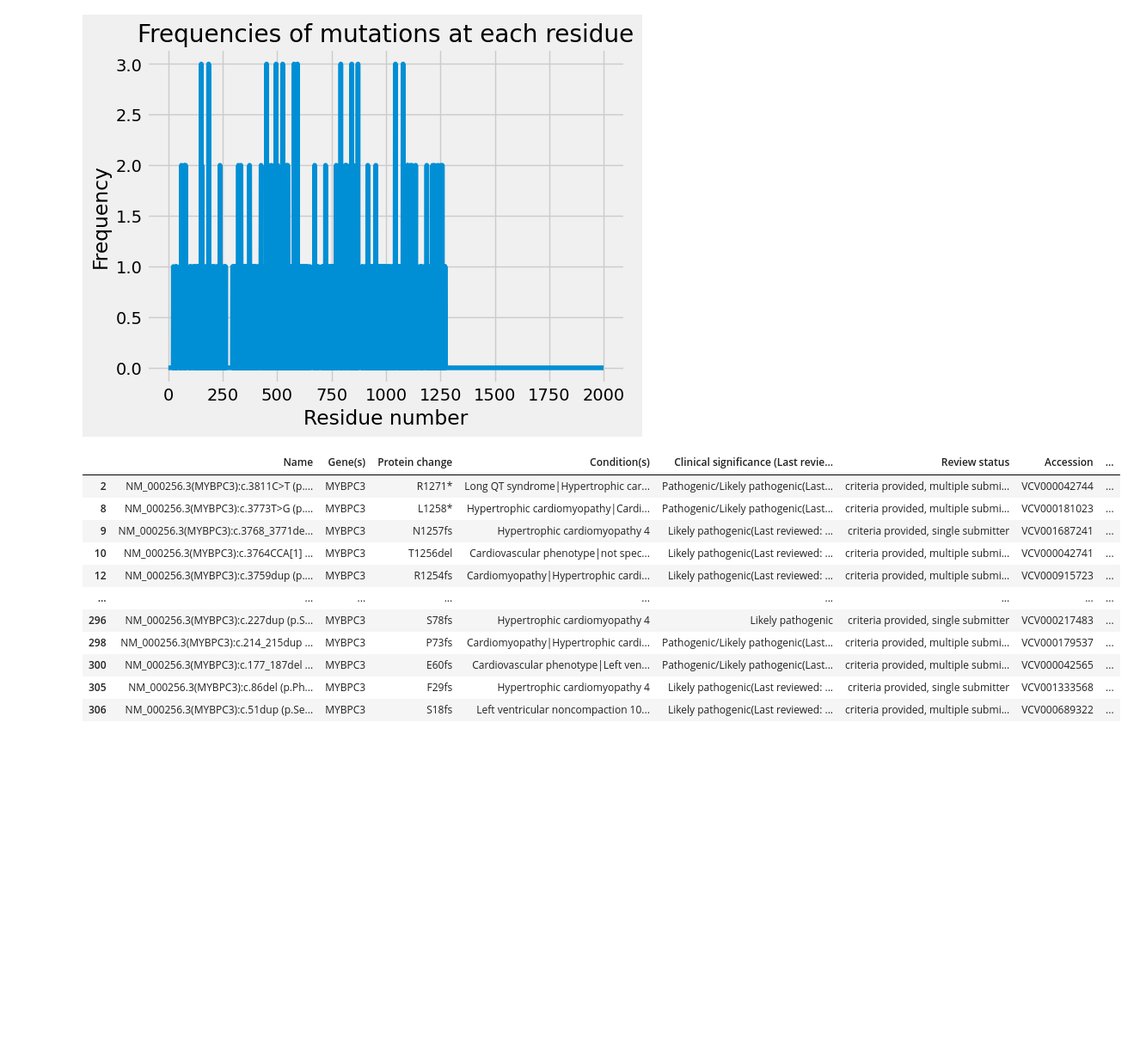
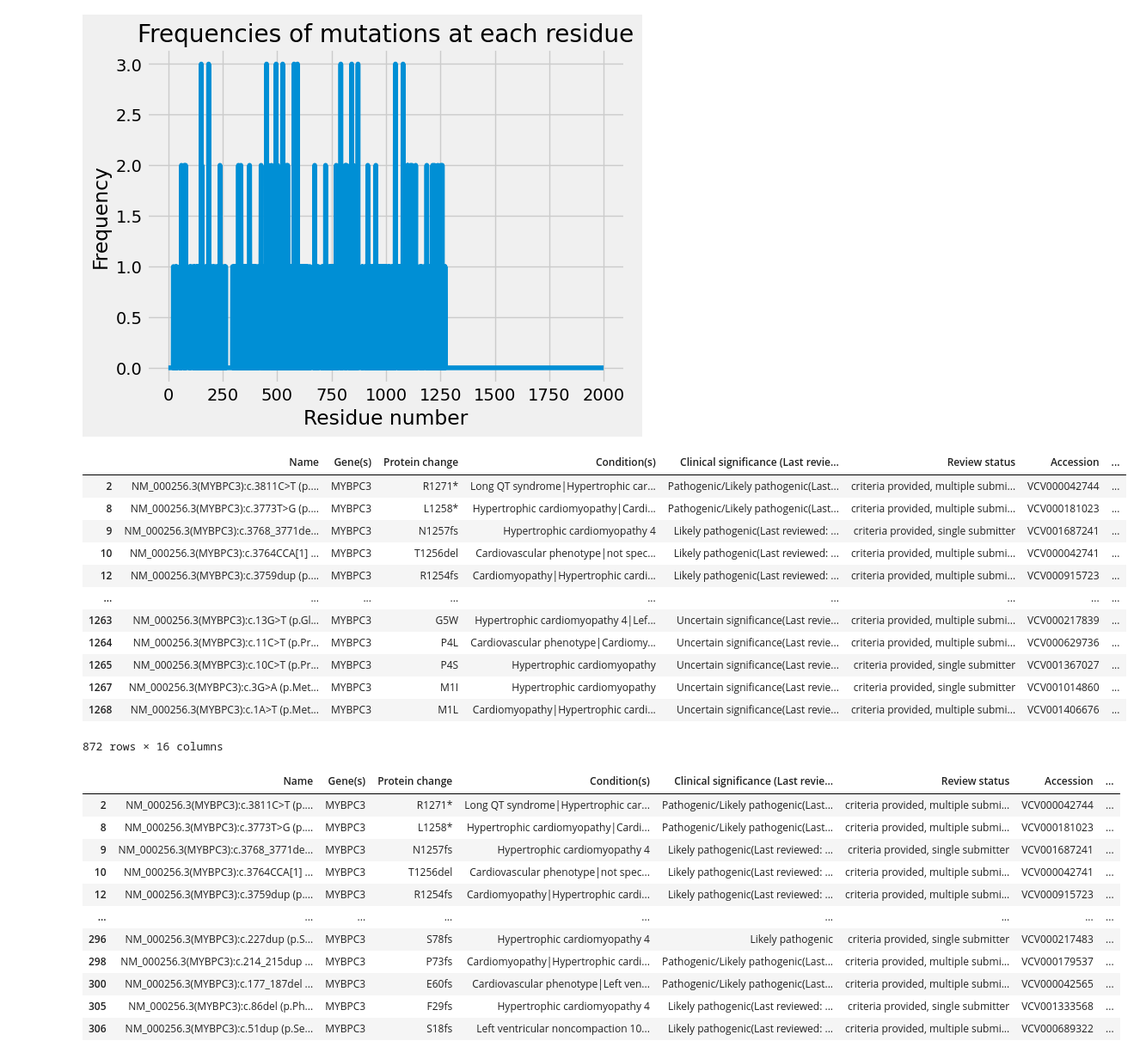
Before and after one commit to hannahmarieaguilar/Data-for-Project-, a Jupyter notebook: DATA/Data for the 10 Genes.ipynb, the cells around one changed output. Shown at 86% size. Drawn from its saved outputs; the diff is of its cells as text; code cells hidden in the pictures; blank space fills up the shorter version.

```diff
--- a/DATA/Data for the 10 Genes.ipynb
+++ b/DATA/Data for the 10 Genes.ipynb
@@ -277,6 +295,24 @@ plt.title('Frequencies of mutations at each residue')
 plt.show()
 # %% [output]
 [figure]
+# %%
+combined1 = [MYBPC3_LP1, MYBPC3_VUS1]
+MYBPC3_combined = pd.concat(combined1)
+MYBPC3_combined
+# %% [output]
+|  | Name | Gene(s) | Protein change | Condition(s) | Clinical significance (Last revie... | Review status | Accession | ... |
+| 2 | NM_000256.3(MYBPC3):c.3811C>T (p.... | MYBPC3 | R1271* | Long QT syndrome|Hypertrophic car... | Pathogenic/Likely pathogenic(Last... | criteria provided, multiple submi... | VCV000042744 | ... |
+| 8 | NM_000256.3(MYBPC3):c.3773T>G (p.... | MYBPC3 | L1258* | Hypertrophic cardiomyopathy|Cardi... | Pathogenic/Likely pathogenic(Last... | criteria provided, multiple submi... | VCV000181023 | ... |
+| 9 | NM_000256.3(MYBPC3):c.3768_3771de... | MYBPC3 | N1257fs | Hypertrophic cardiomyopathy 4 | Likely pathogenic(Last reviewed: ... | criteria provided, single submitter | VCV001687241 | ... |
+| 10 | NM_000256.3(MYBPC3):c.3764CCA[1] ... | MYBPC3 | T1256del | Cardiovascular phenotype|not spec... | Likely pathogenic(Last reviewed: ... | criteria provided, multiple submi... | VCV000042741 | ... |
+| 12 | NM_000256.3(MYBPC3):c.3759dup (p.... | MYBPC3 | R1254fs | Cardiomyopathy|Hypertrophic cardi... | Likely pathogenic(Last reviewed: ... | criteria provided, multiple submi... | VCV000915723 | ... |
+| ... | ... | ... | ... | ... | ... | ... | ... | ... |
+| 1263 | NM_000256.3(MYBPC3):c.13G>T (p.Gl... | MYBPC3 | G5W | Hypertrophic cardiomyopathy 4|Lef... | Uncertain significance(Last revie... | criteria provided, multiple submi... | VCV000217839 | ... |
+| 1264 | NM_000256.3(MYBPC3):c.11C>T (p.Pr... | MYBPC3 | P4L | Cardiovascular phenotype|Cardiomy... | Uncertain significance(Last revie... | criteria provided, multiple submi... | VCV000629736 | ... |
+| 1265 | NM_000256.3(MYBPC3):c.10C>T (p.Pr... | MYBPC3 | P4S | Hypertrophic cardiomyopathy | Uncertain significance(Last revie... | criteria provided, single submitter | VCV001367027 | ... |
+| 1267 | NM_000256.3(MYBPC3):c.3G>A (p.Met... | MYBPC3 | M1I | Hypertrophic cardiomyopathy | Uncertain significance(Last revie... | criteria provided, single submitter | VCV001014860 | ... |
+| 1268 | NM_000256.3(MYBPC3):c.1A>T (p.Met... | MYBPC3 | M1L | Cardiomyopathy|Hypertrophic cardi... | Uncertain significance(Last revie... | criteria provided, multiple submi... | VCV001406676 | ... |
+872 rows × 16 columns
 # %%
 MYBPC3_LP = pd.read_csv('MYBPC3_LP.txt', sep='\t')
 newMYBPC3_LP = MYBPC3_LP['Condition(s)'].str.contains("Hypertrophic cardiomyopathy")
```
Also changed, not shown: parts of 11 cells of this notebook.
